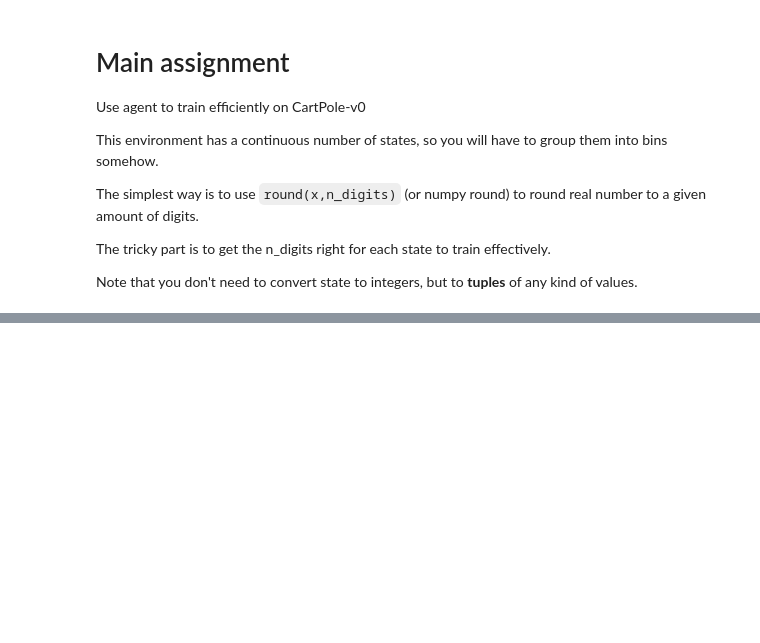
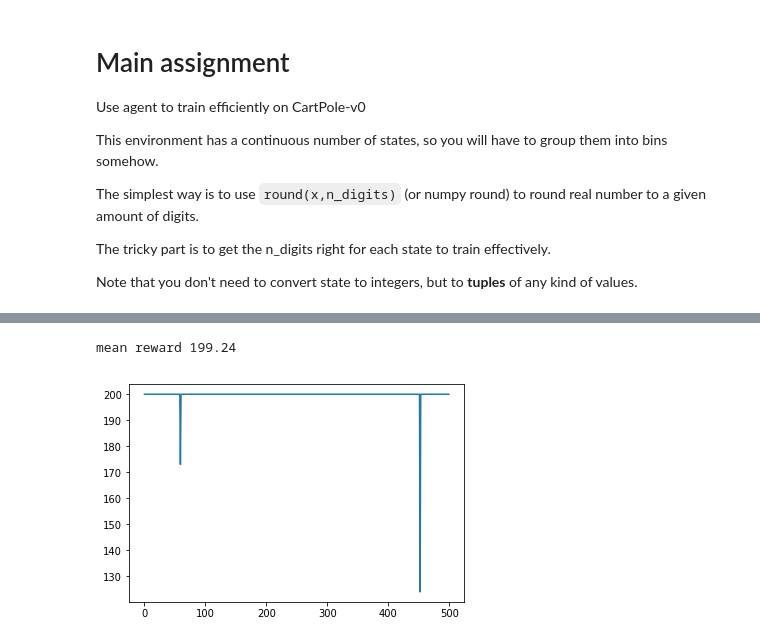
Before and after one commit to Gezort/Practical_RL, a Jupyter notebook: week2/alternative/homework.ipynb, the cells around one changed output, grey strips where cells are left out. Saved outputs shown, nothing was run; the diff lists cells and outputs as text; code cells hidden in the pictures; blank space fills up the shorter version.

```diff
--- a/week2/alternative/homework.ipynb
+++ b/week2/alternative/homework.ipynb
@@ -113,0 +127,12 @@ first state:[ 0.00628261  0.04514688  0.00586904 -0.02620173]
+# %%
+for i in range(20000):
+    rewards.append(play_and_train(env,agent))
+    if i % 500 == 0:
+        clear_output(True)
+        print ("mean reward",np.mean(rewards[-100:]))
+        plt.plot(rewards[-500:])
+        plt.show()
+    agent.epsilon *= 0.9999
+# %% [output]
+mean reward 199.24
+[figure, added]
```
Also changed, not shown: parts of 19 cells of this notebook.
